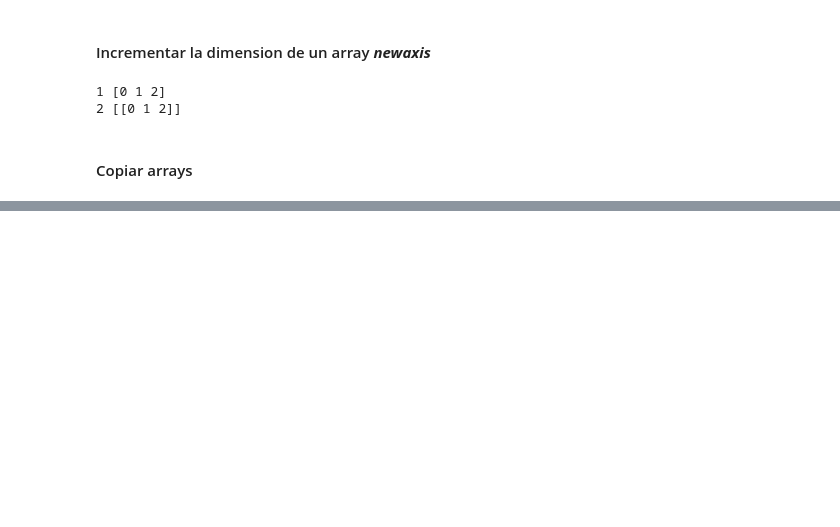
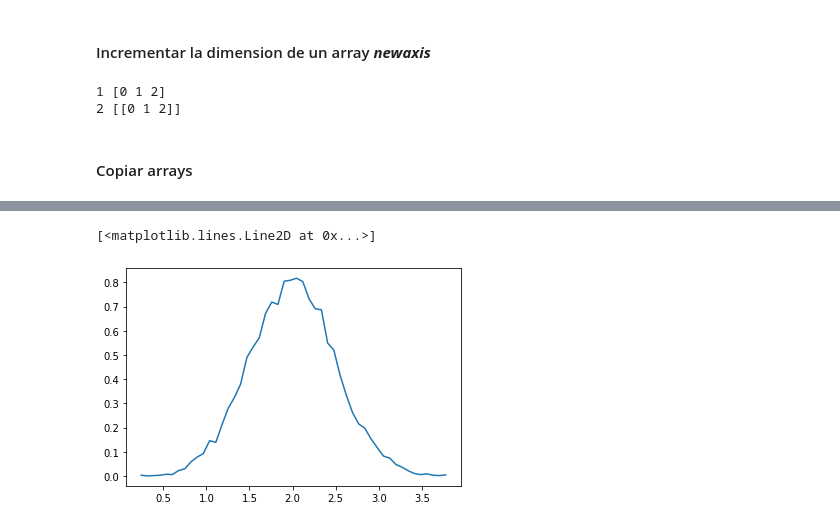
Before and after one commit to zerpaivan/my_numpy, a Jupyter notebook: quickstart.ipynb, the cells around one changed output, grey strips where cells are left out. Drawn from its saved outputs; the diff is of its cells as text; code cells hidden in the pictures; blank space fills up the shorter version.

```diff
--- a/quickstart.ipynb
+++ b/quickstart.ipynb
@@ -494,0 +653,7 @@ id(a):  146802128 id(d):  139611472
+# %%
+# histograma calculado con numpy y luego graficado
+(n, bins)= np.histogram(v, bins=50, density=True) # calculo numpy, no grafica
+plt.plot(.5 * (bins[1:] + bins[:-1]), n)
+# %% [output]
+[<matplotlib.lines.Line2D at 0x...>]
+[figure, added]
```
Also changed, not shown: parts of 16 cells of this notebook.
